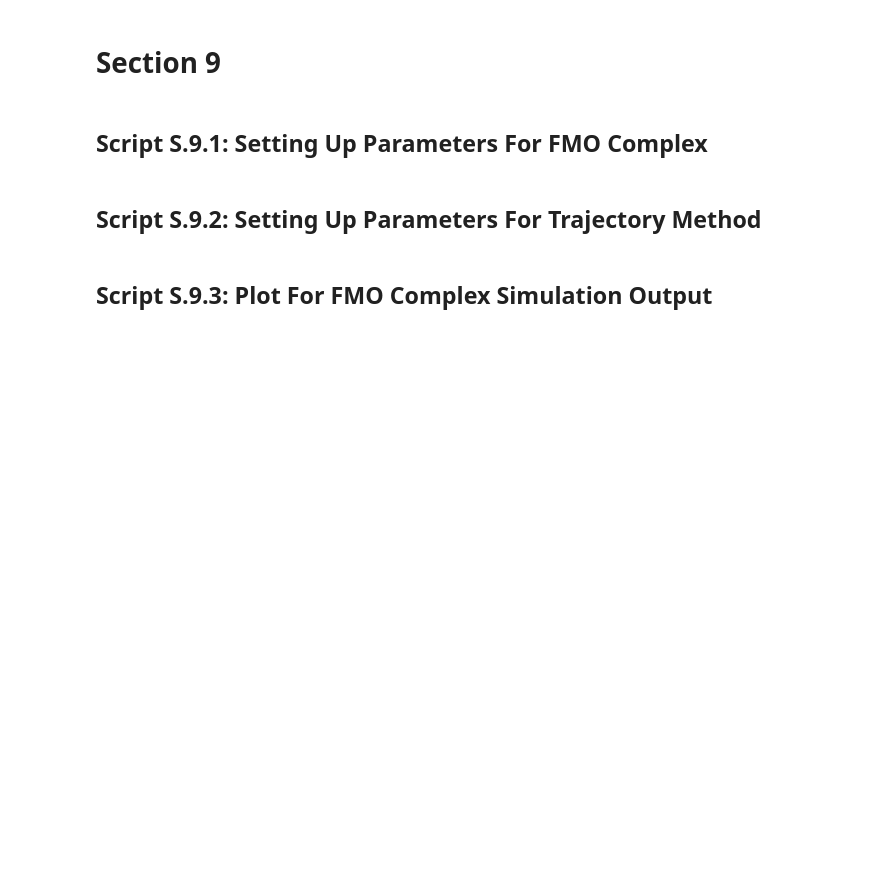
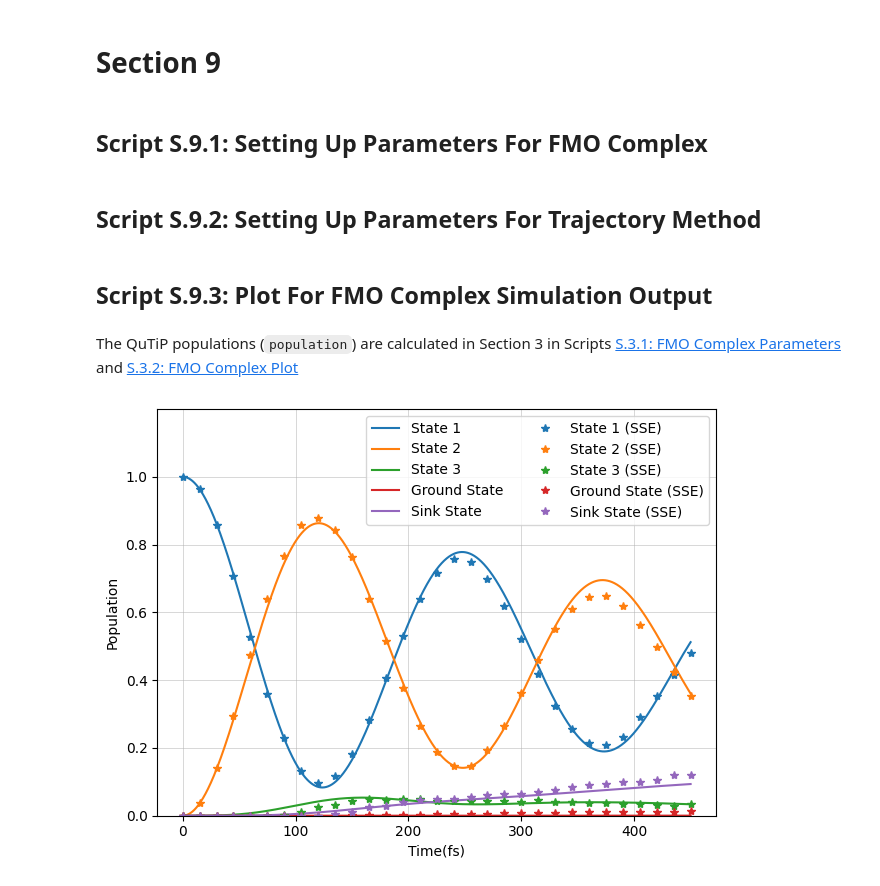
Before and after one commit to batistagroup/qflux, a Jupyter notebook: demos/manuscript/Part_V_JCE.ipynb, the cells around one changed output. Saved outputs shown, nothing was run; the diff lists cells and outputs as text; code cells hidden in the pictures; blank space fills up the shorter version.

```diff
--- a/demos/manuscript/Part_V_JCE.ipynb
+++ b/demos/manuscript/Part_V_JCE.ipynb
@@ -385,7 +464,6 @@ u0_fmo[1] = 1
 # %% [markdown]
 ## Script S.9.2: Setting Up Parameters For Trajectory Method <a name="ScriptSpt9pt2"></a>
 # %%
-from qflux.variational_methods.qmad.solver import solve_avq_trajectory
 from qflux.variational_methods.qmad.effh import EffectiveHamiltonian
 from qflux.variational_methods.qmad.ansatz import Ansatz
 
@@ -396,12 +474,14 @@ if __name__ == "__main__":
     dt = 5            # Time step
     num_trajectory = 200  # Number of trajectories
     H = EffectiveHamiltonian([H_fmo], [Llist_f_padded])  # Initialize the effective Hamiltonian
-    ansatz = Ansatz(u0_fmo, relrcut=1e-5)  # Create an Ansatz instance
+    ansatz = Ansatz(u0_fmo, relrcut=1e-5, vectorized=False)  # Create an Ansatz instance
 
     # Running the parallel trajectories
     results = run_trajectories(num_trajectory, H, ansatz, tf, dt)
 # %% [markdown]
 ## Script S.9.3: Plot For FMO Complex Simulation Output <a name="ScriptSpt9pt3"></a>
+# %% [markdown]
+The QuTiP populations (`population`) are calculated in Section 3 in Scripts <a href="#ScriptSpt3pt1">S.3.1: FMO Complex Parameters</a> and <a href="#ScriptSpt3pt2">S.3.2: FMO Complex Plot</a>
 # %%
 import numpy as np
 
@@ -444,29 +524,38 @@ results_t_converted = [t for t in results[0].t]
 # Average the accumulated expectation values over all trajectories
 average_expectation_values = [ev / num_trajectory for ev in average_expectation_values]
 # %%
-# Time evolution
-qutip_times = np.linspace(0.0, 450.0, 2000)
-
-# population
-
-# Plotting the results
 import matplotlib.pyplot as plt
 
-fig, ax = plt.subplots()
+# QuTiP time evolution
+qutip_times = np.linspace(0.0, 450.0, 2000)
+qutip_population = population
+
 labels = ["State 1", "State 2", "State 3", "Ground State", "Sink State"]
 colors = ["tab:blue", "tab:orange", "tab:green", "tab:red", "tab:purple"]
+
 counter = 0
 for expec, label in zip(population, labels):
-    ax.plot(qutip_times, expec, label=label, color=colors[counter])
+    plt.plot(qutip_times, expec, label=label, color=colors[counter])
     counter += 1
 
 sse_labels = ["State 1 (SSE)", "State 2 (SSE)", "State 3 (SSE)", "Ground State (SSE)", "Sink State (SSE)"]
+
+average_expectation_values = [np.asarray(arr) for arr in average_expectation_values]
+results_t_converted = np.asarray(results_t_converted)
+point_indices = np.arange(0, len(results_t_converted), 3)
+
 counter = 0
 for expec, label in zip(average_expectation_values, sse_labels):
-    ax.plot(results_t_converted, expec, '*', label=label, color=colors[counter])
+    plt.plot(results_t_converted[point_indices], expec[point_indices], '*', label=label, color=colors[counter])
     counter += 1
-ax.set_xlabel('Time(fs)')
-ax.set_ylabel('Population')
-ax.legend(loc='upper right', ncol=2)
+plt.xlabel('Time(fs)')
+plt.ylabel('Population')
+plt.xticks(np.arange(0, 450, 100))
+plt.yticks(np.arange(0, 1.2, 0.2))
+plt.grid(True, which='major', linestyle='-', linewidth=0.5, alpha=0.7)
+plt.legend(loc='upper right', ncol=2)
+plt.ylim(0, 1.2)
 plt.tight_layout()
 plt.show()
+# %% [output]
+[figure, added]
```
Also changed, not shown: parts of 20 cells of this notebook.
